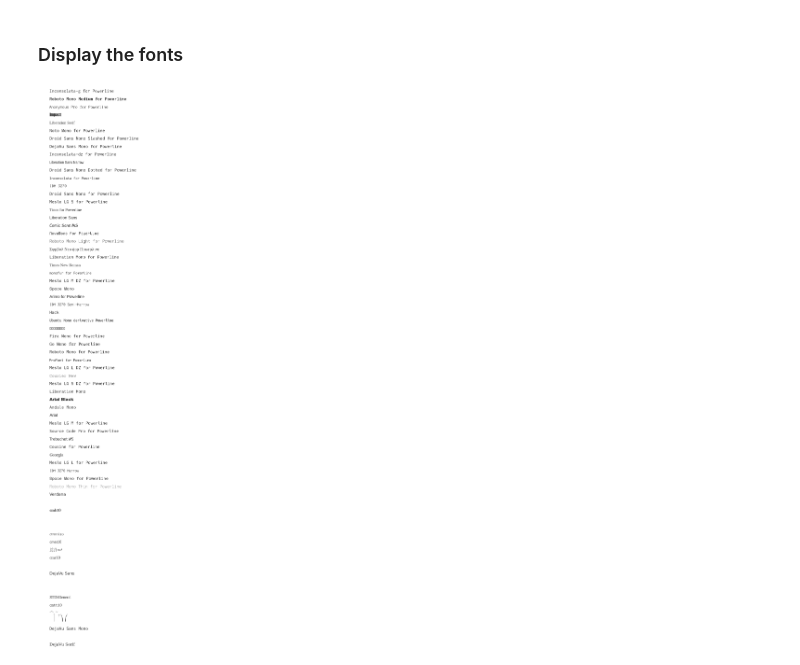
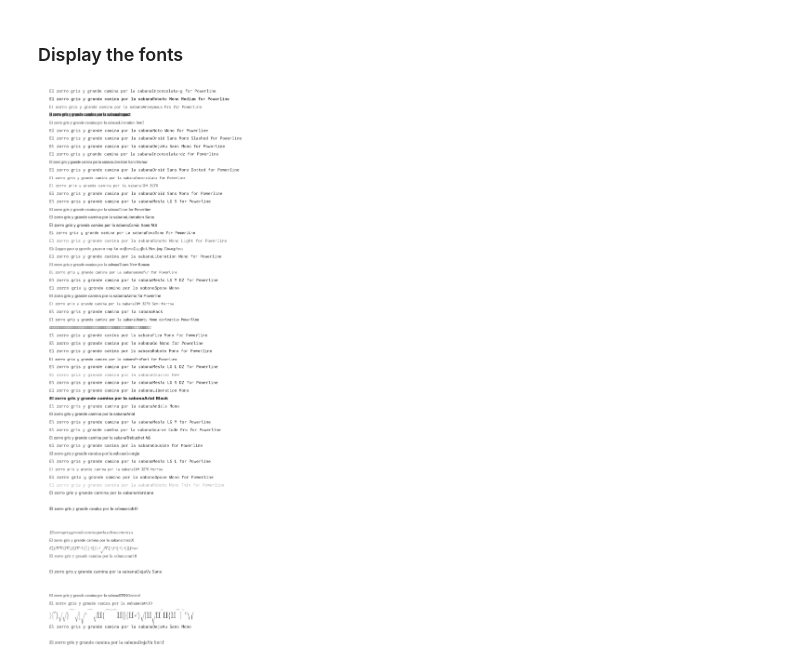
Before and after one commit to ismaelcv/skeleton, a Jupyter notebook: notebooks/font_display.ipynb, the cells around one changed output. Cells and saved outputs as stored; diff of their text form; code cells hidden in the pictures.

```diff
--- a/notebooks/font_display.ipynb
+++ b/notebooks/font_display.ipynb
@@ -9,23 +9,23 @@ import pandas as pd
 # %%
 fonts = [f.name for f in matplotlib.font_manager.fontManager.ttflist]
 fonts = pd.Series(fonts).unique()
 
 plt.figure(figsize=(10,10))
 
 for i,font in enumerate(fonts):
 
-    plt.text( 1 , i*0.8, font, fontdict={'size':22, 'alpha':0.8, "fontfamily":font}, color='black', ha= 'left',label='_nolegend_');
+    plt.text( 1 , i*0.8, "El zorro gris y grande camina por la sabana" + font, fontdict={'size':22, 'alpha':0.8, "fontfamily":font}, color='black', ha= 'left',label='_nolegend_');
 
 plt.ylim(0,10)
 plt.xlim(0,10)
 
 
 # Remove contour
 plt.gca().spines["left"].set_visible(False)
 plt.gca().spines["right"].set_visible(False)
 plt.gca().spines["bottom"].set_visible(False)
 plt.gca().spines["top"].set_visible(False)
 plt.gca().xaxis.set_visible(False)
 plt.gca().yaxis.set_visible(False)
 # %% [output]
-[figure, old version]
+[figure, new version]
```
Also changed, not shown: 2 other files.
